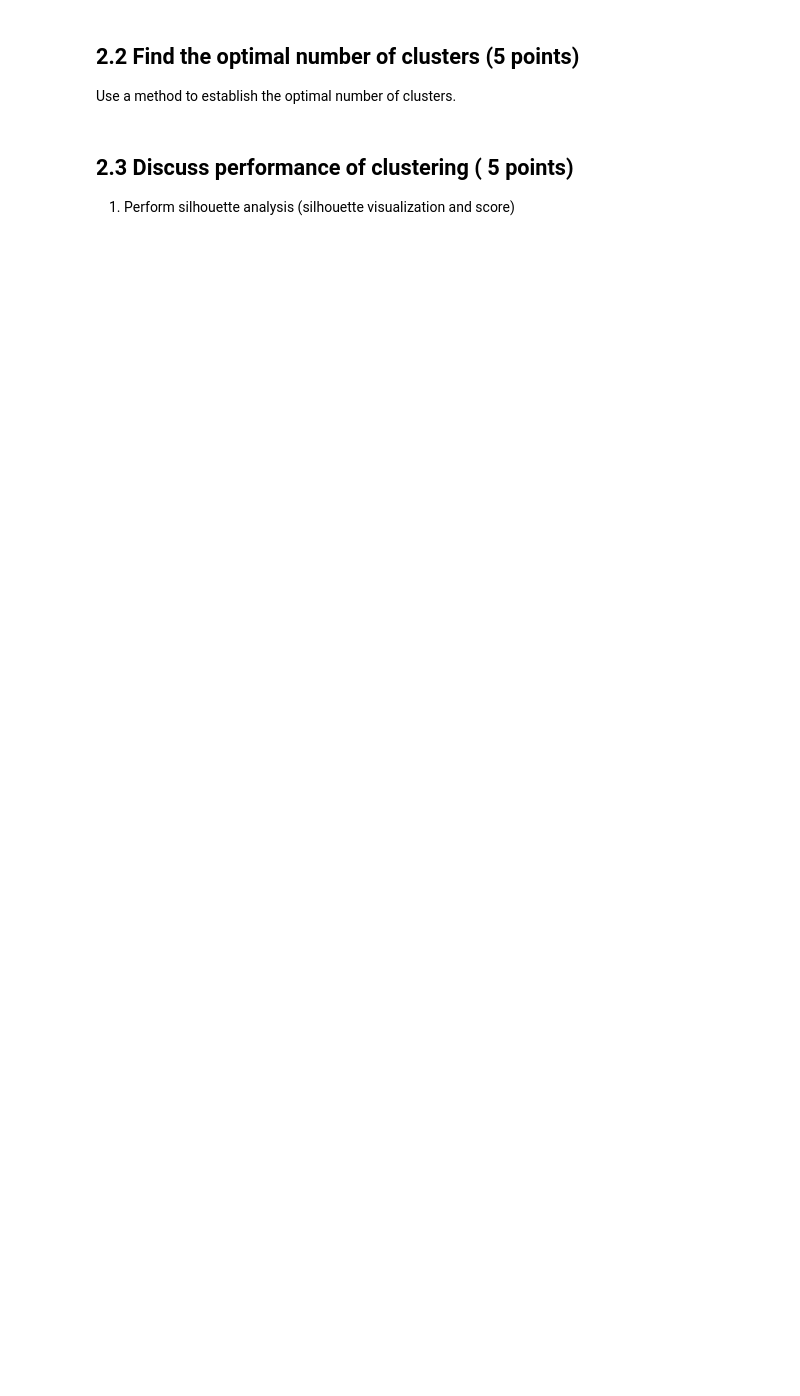
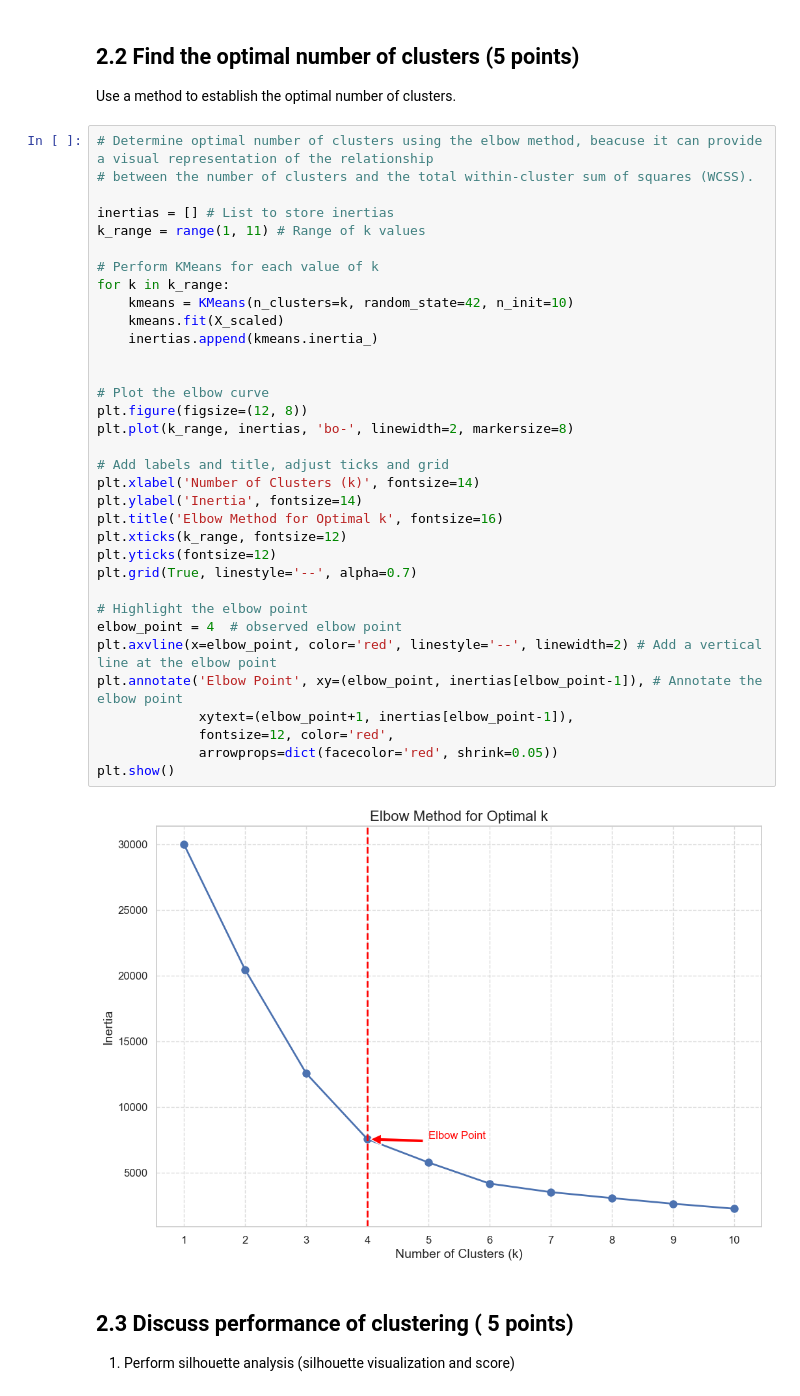
Before and after one commit to sryisjelly/MLGEO2024_LiangtongW, a Jupyter notebook: HW2/Homework_CML.ipynb, the cells around one changed output. Drawn from its saved outputs; the diff is of its cells as text; blank space fills up the shorter version.

```diff
--- a/HW2/Homework_CML.ipynb
+++ b/HW2/Homework_CML.ipynb
@@ -615,6 +691,42 @@ Implement Kmeans here for a given number of clusters and on the features of inte
 ## 2.2 Find the optimal number of clusters (5 points)
 
 Use a method to establish the optimal number of clusters.
+# %%
+# Determine optimal number of clusters using the elbow method, beacuse it can provide a visual representation of the relationship
+# between the number of clusters and the total within-cluster sum of squares (WCSS).
+
+inertias = [] # List to store inertias
+k_range = range(1, 11) # Range of k values
+
+# Perform KMeans for each value of k
+for k in k_range:
+    kmeans = KMeans(n_clusters=k, random_state=42, n_init=10)
+    kmeans.fit(X_scaled)
+    inertias.append(kmeans.inertia_)
+
+
+# Plot the elbow curve
+plt.figure(figsize=(12, 8))
+plt.plot(k_range, inertias, 'bo-', linewidth=2, markersize=8)
+
+# Add labels and title, adjust ticks and grid
+plt.xlabel('Number of Clusters (k)', fontsize=14)
+plt.ylabel('Inertia', fontsize=14)
+plt.title('Elbow Method for Optimal k', fontsize=16)
+plt.xticks(k_range, fontsize=12)
+plt.yticks(fontsize=12)
+plt.grid(True, linestyle='--', alpha=0.7)
+
+# Highlight the elbow point
+elbow_point = 4  # observed elbow point
+plt.axvline(x=elbow_point, color='red', linestyle='--', linewidth=2) # Add a vertical line at the elbow point
+plt.annotate('Elbow Point', xy=(elbow_point, inertias[elbow_point-1]), # Annotate the elbow point
+             xytext=(elbow_point+1, inertias[elbow_point-1]),
+             fontsize=12, color='red',
+             arrowprops=dict(facecolor='red', shrink=0.05))
+plt.show()
+# %% [output]
+[figure, added]
 # %% [markdown]
 ## 2.3 Discuss performance of clustering ( 5 points)
 
```
Also changed, not shown: parts of 33 cells of this notebook.
